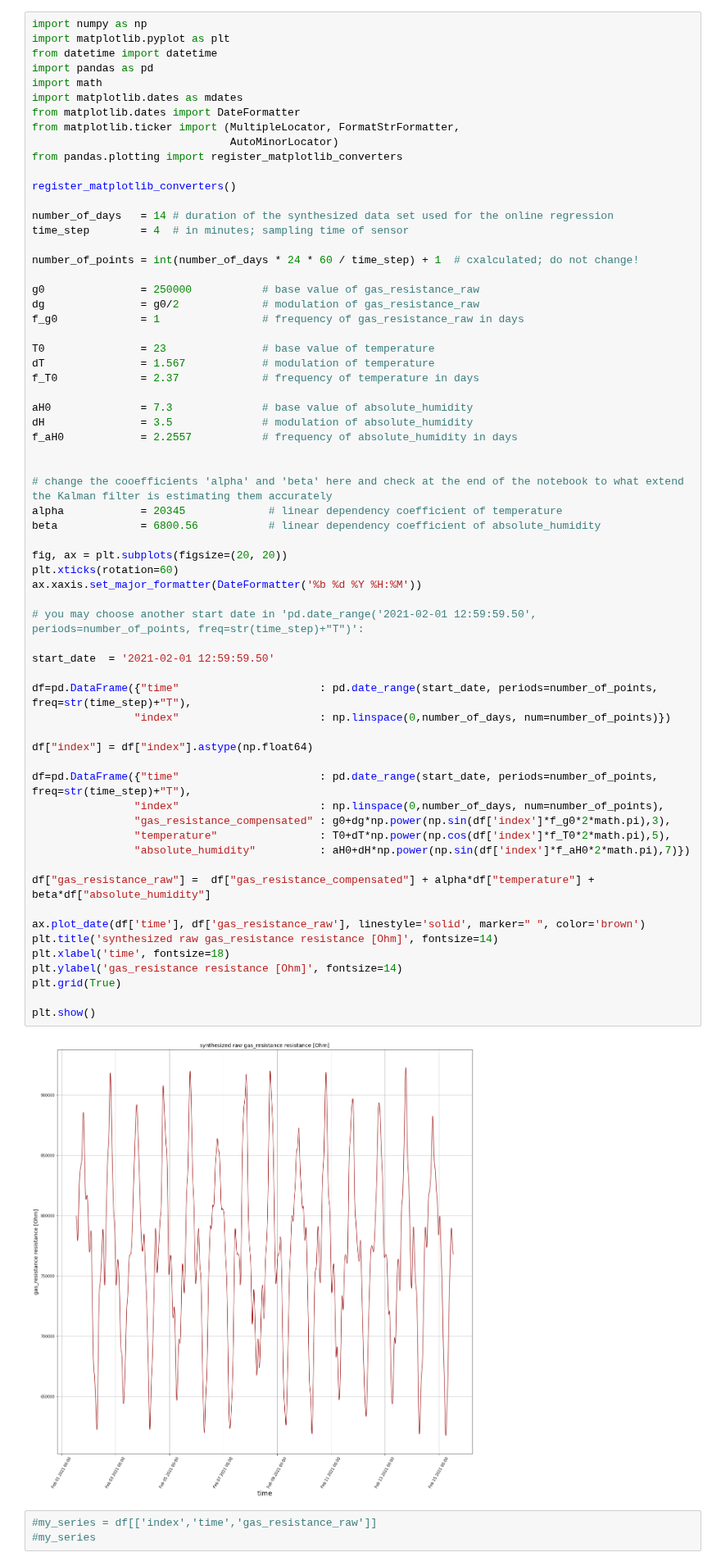
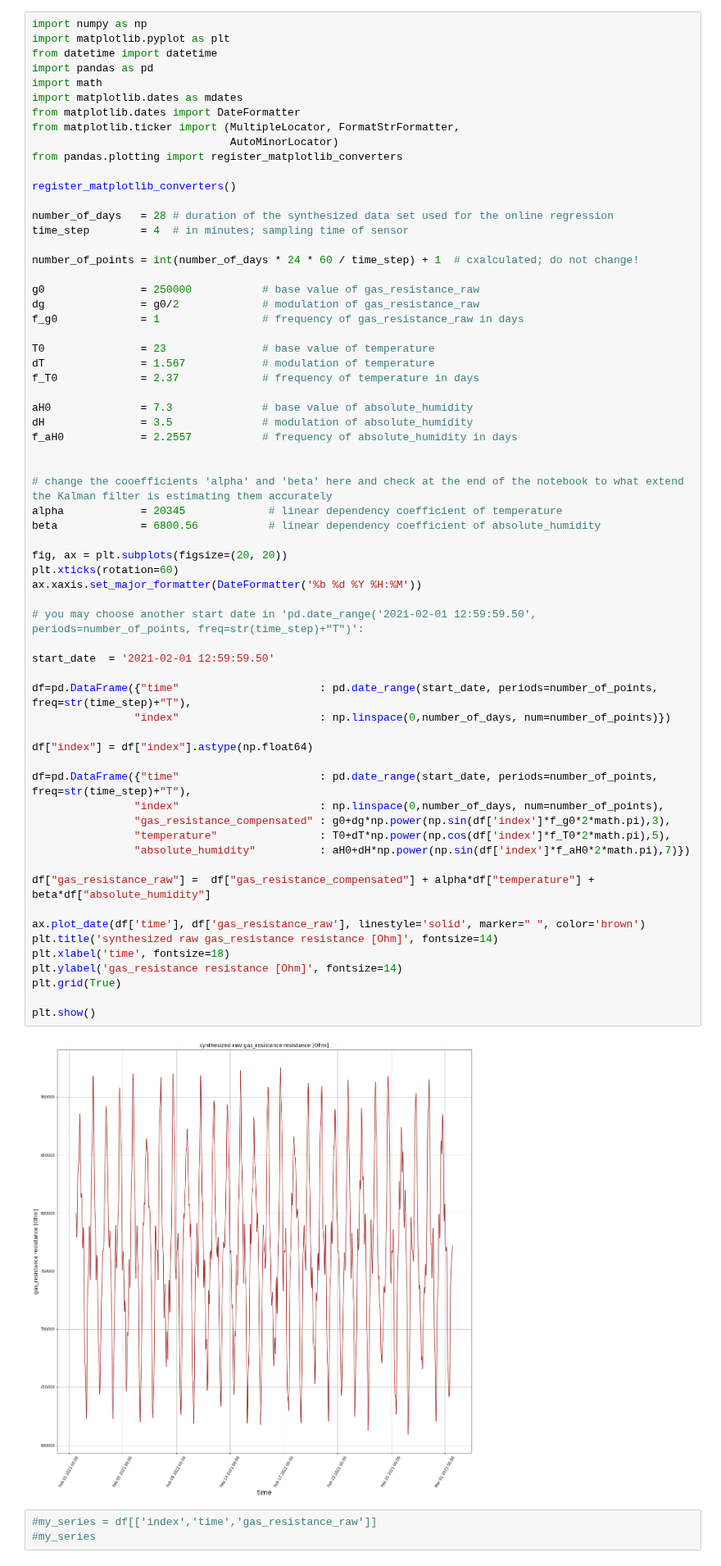
Before and after one commit to FUEL4EP/HomeAutomation, a Jupyter notebook: AsksinPP_developments/sketches/HB-UNI-Sensor1-AQ-BME680_KF_DEBUG/Kalman_Filter/Prove_of_Kalman_filter_with_synthesized_data.ipynb, the cells around one changed output. Shown at 82% size. Saved outputs shown, nothing was run; the diff lists cells and outputs as text.

```diff
--- a/AsksinPP_developments/sketches/HB-UNI-Sensor1-AQ-BME680_KF_DEBUG/Kalman_Filter/Prove_of_Kalman_filter_with_synthesized_data.ipynb
+++ b/AsksinPP_developments/sketches/HB-UNI-Sensor1-AQ-BME680_KF_DEBUG/Kalman_Filter/Prove_of_Kalman_filter_with_synthesized_data.ipynb
@@ -35,7 +35,7 @@ from pandas.plotting import register_matplotlib_converters
 
 register_matplotlib_converters()
 
-number_of_days   = 14 # duration of the synthesized data set used for the online regression
+number_of_days   = 28 # duration of the synthesized data set used for the online regression
 time_step        = 4  # in minutes; sampling time of sensor
 
 number_of_points = int(number_of_days * 24 * 60 / time_step) + 1  # cxalculated; do not change!
@@ -59,34 +59,34 @@ beta             = 6800.56           # linear dependency coefficient of absolute
 
 fig, ax = plt.subplots(figsize=(20, 20))
 plt.xticks(rotation=60)
 ax.xaxis.set_major_formatter(DateFormatter('%b %d %Y %H:%M'))
 
 # you may choose another start date in 'pd.date_range('2021-02-01 12:59:59.50', periods=number_of_points, freq=str(time_step)+"T")':
 
 start_date  = '2021-02-01 12:59:59.50'
 
 df=pd.DataFrame({"time"                      : pd.date_range(start_date, periods=number_of_points, freq=str(time_step)+"T"),
                 "index"                      : np.linspace(0,number_of_days, num=number_of_points)})
 
 df["index"] = df["index"].astype(np.float64)
 
 df=pd.DataFrame({"time"                      : pd.date_range(start_date, periods=number_of_points, freq=str(time_step)+"T"),
                 "index"                      : np.linspace(0,number_of_days, num=number_of_points),
                 "gas_resistance_compensated" : g0+dg*np.power(np.sin(df['index']*f_g0*2*math.pi),3),
                 "temperature"                : T0+dT*np.power(np.cos(df['index']*f_T0*2*math.pi),5),
                 "absolute_humidity"          : aH0+dH*np.power(np.sin(df['index']*f_aH0*2*math.pi),7)})
 
 df["gas_resistance_raw"] =  df["gas_resistance_compensated"] + alpha*df["temperature"] + beta*df["absolute_humidity"]
 
 ax.plot_date(df['time'], df['gas_resistance_raw'], linestyle='solid', marker=" ", color='brown')
 plt.title('synthesized raw gas_resistance resistance [Ohm]', fontsize=14)
 plt.xlabel('time', fontsize=18)
 plt.ylabel('gas_resistance resistance [Ohm]', fontsize=14)
 plt.grid(True)
 
 plt.show()
 # %% [output]
-[figure, old version]
+[figure, new version]
 # %%
 #my_series = df[['index','time','gas_resistance_raw']]
 #my_series
```
Also changed, not shown: parts of 8 cells of this notebook, 1 other file.
